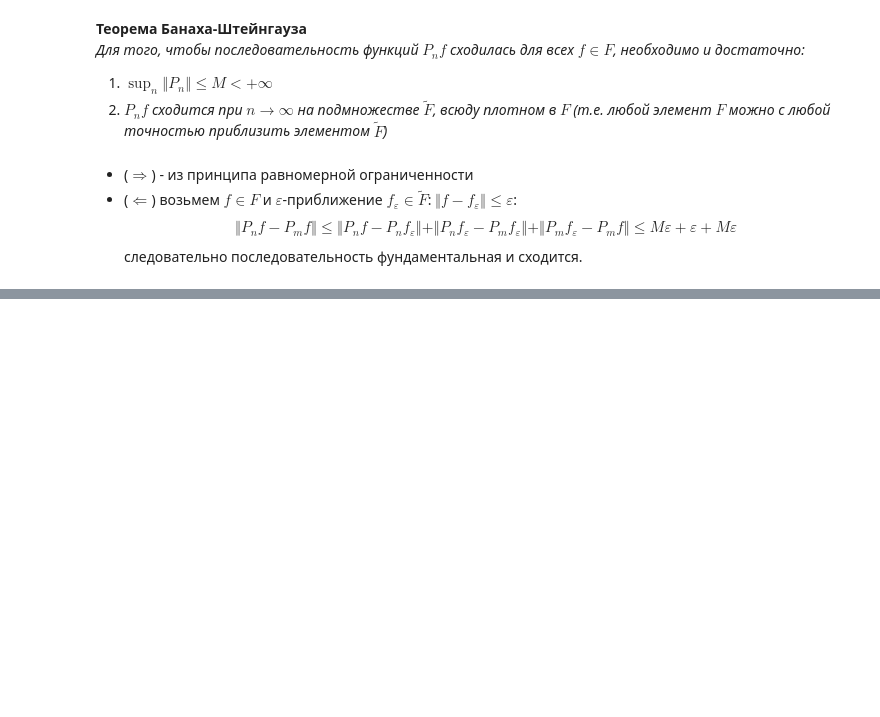
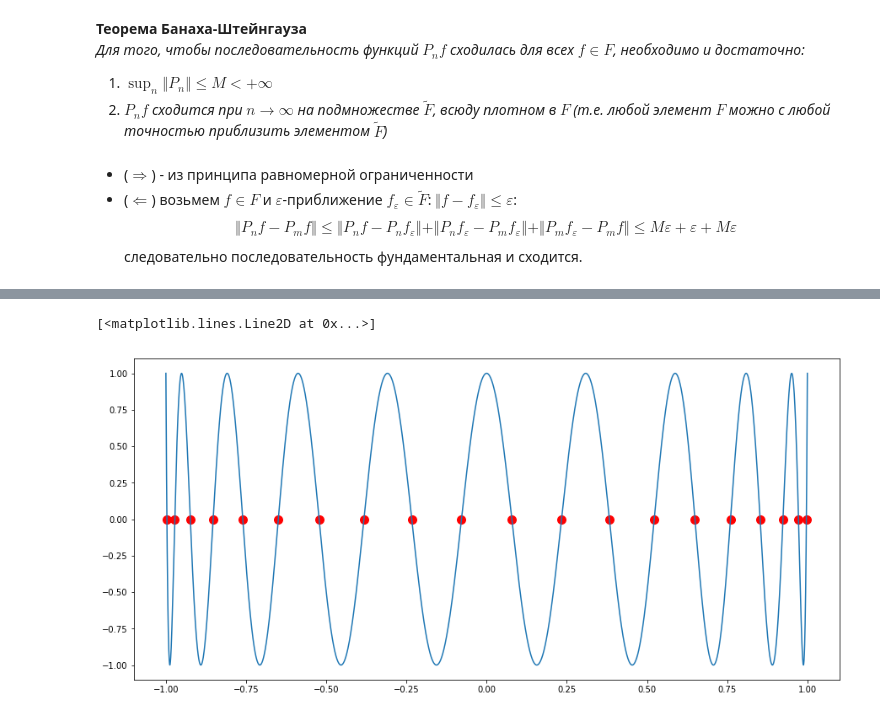
Before and after one commit to chikitkin/comp_math_mipt, a Jupyter notebook: 05-lecture/05-lecture.ipynb, the cells around one changed output, grey strips where cells are left out. Drawn from its saved outputs; the diff is of its cells as text; code cells hidden in the pictures; blank space fills up the shorter version.

```diff
--- a/05-lecture/05-lecture.ipynb
+++ b/05-lecture/05-lecture.ipynb
@@ -351,0 +413,14 @@ $$
+# %%
+%matplotlib inline
+import numpy as np
+from matplotlib import pyplot as plt
+n = 20
+j = np.arange(n)
+tn = np.cos(np.pi/(2*n) + np.pi * j / n)
+xx = np.linspace(-1,1,4000)
+fig, ax = plt.subplots(figsize = (15,7))
+plt.plot(tn, np.zeros(n), 'ro', ms = 10)
+plt.plot(xx, np.cos(n * np.arccos(xx)))
+# %% [output]
+[<matplotlib.lines.Line2D at 0x...>]
+[figure, added]
```
Also changed, not shown: parts of 7 cells of this notebook, 1 other file.
